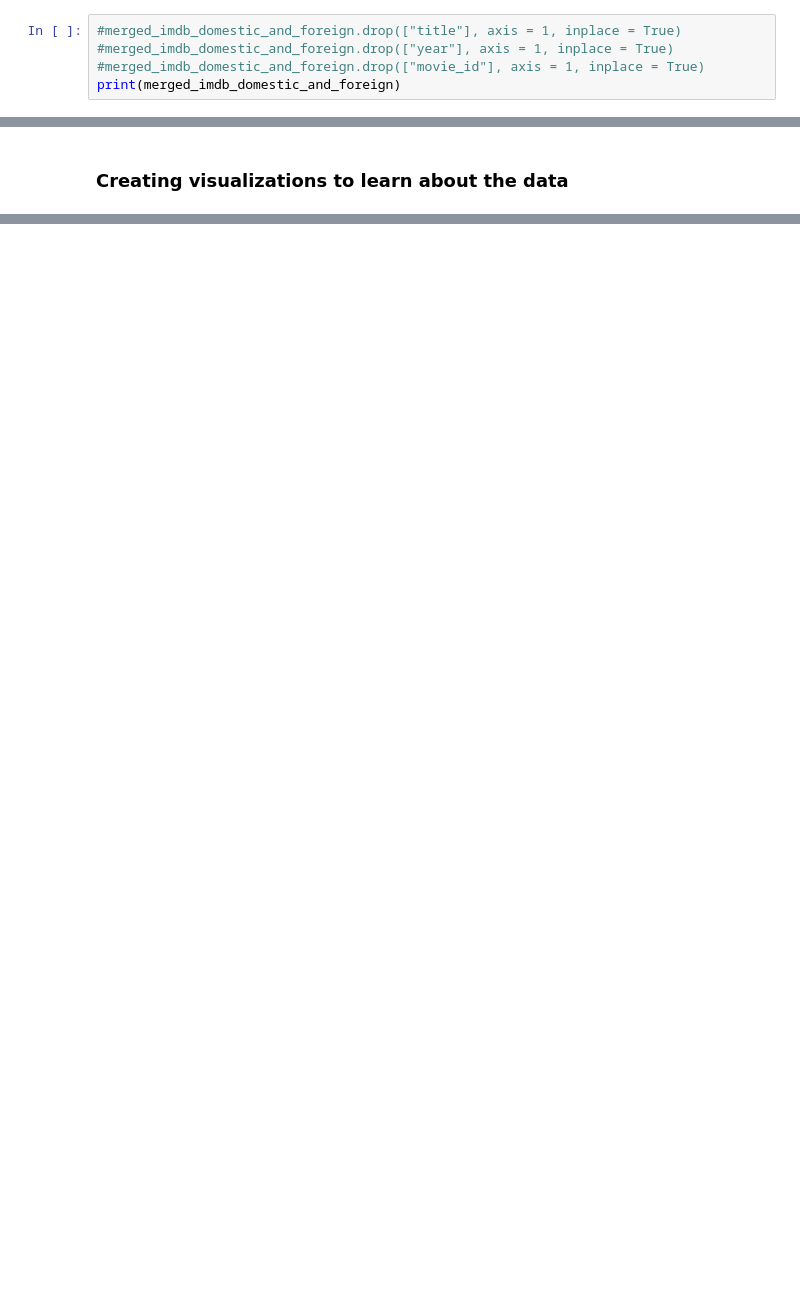
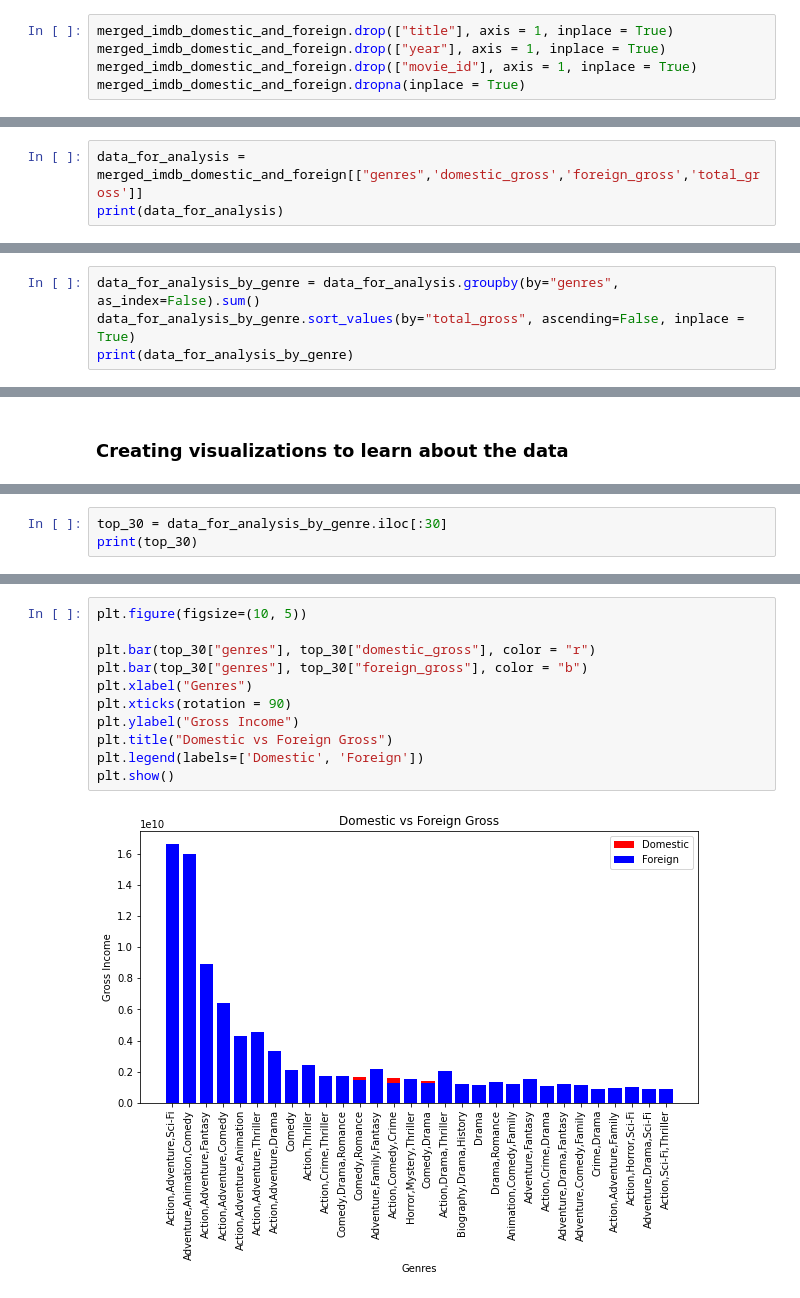
Before and after one commit to QuinnGrigsby/Capstone_Git-ing_it_done_MovieInformation, a Jupyter notebook: Data Understanding.ipynb, the cells around one changed output, grey strips where cells are left out. Saved outputs shown, nothing was run; the diff lists cells and outputs as text; blank space fills up the shorter version.

Commit message:
Completing further data cleaning and starting the a visualization for foreign vs domestic gross profit

```diff
--- a/Data Understanding.ipynb
+++ b/Data Understanding.ipynb
@@ -194,7 +198,7 @@ print(merged_imdb_domestic_and_foreign)
 # %% [markdown]
 ##### Cleaning up the new dataframe by removing the duplicated column
 # %%
-#merged_imdb_domestic_and_foreign.drop(["title"], axis = 1, inplace = True)
-#merged_imdb_domestic_and_foreign.drop(["year"], axis = 1, inplace = True)
-#merged_imdb_domestic_and_foreign.drop(["movie_id"], axis = 1, inplace = True)
-print(merged_imdb_domestic_and_foreign)
+merged_imdb_domestic_and_foreign.drop(["title"], axis = 1, inplace = True)
+merged_imdb_domestic_and_foreign.drop(["year"], axis = 1, inplace = True)
+merged_imdb_domestic_and_foreign.drop(["movie_id"], axis = 1, inplace = True)
+merged_imdb_domestic_and_foreign.dropna(inplace = True)
@@ -218,0 +228,3 @@ print(merged_imdb_domestic_and_foreign)
+# %%
+data_for_analysis = merged_imdb_domestic_and_foreign[["genres",'domestic_gross','foreign_gross','total_gross']]
+print(data_for_analysis)
@@ -218,0 +249,4 @@ print(merged_imdb_domestic_and_foreign)
+# %%
+data_for_analysis_by_genre = data_for_analysis.groupby(by="genres", as_index=False).sum()
+data_for_analysis_by_genre.sort_values(by="total_gross", ascending=False, inplace = True)
+print(data_for_analysis_by_genre)
@@ -220,0 +275,3 @@ print(merged_imdb_domestic_and_foreign)
+# %%
+top_30 = data_for_analysis_by_genre.iloc[:30]
+print(top_30)
@@ -220,0 +296,13 @@ print(merged_imdb_domestic_and_foreign)
+# %%
+plt.figure(figsize=(10, 5))
+
+plt.bar(top_30["genres"], top_30["domestic_gross"], color = "r")
+plt.bar(top_30["genres"], top_30["foreign_gross"], color = "b")
+plt.xlabel("Genres")
+plt.xticks(rotation = 90)
+plt.ylabel("Gross Income")
+plt.title("Domestic vs Foreign Gross")
+plt.legend(labels=['Domestic', 'Foreign'])
+plt.show()
+# %% [output]
+[figure, added]
```
Also changed, not shown: parts of 17 cells of this notebook.
